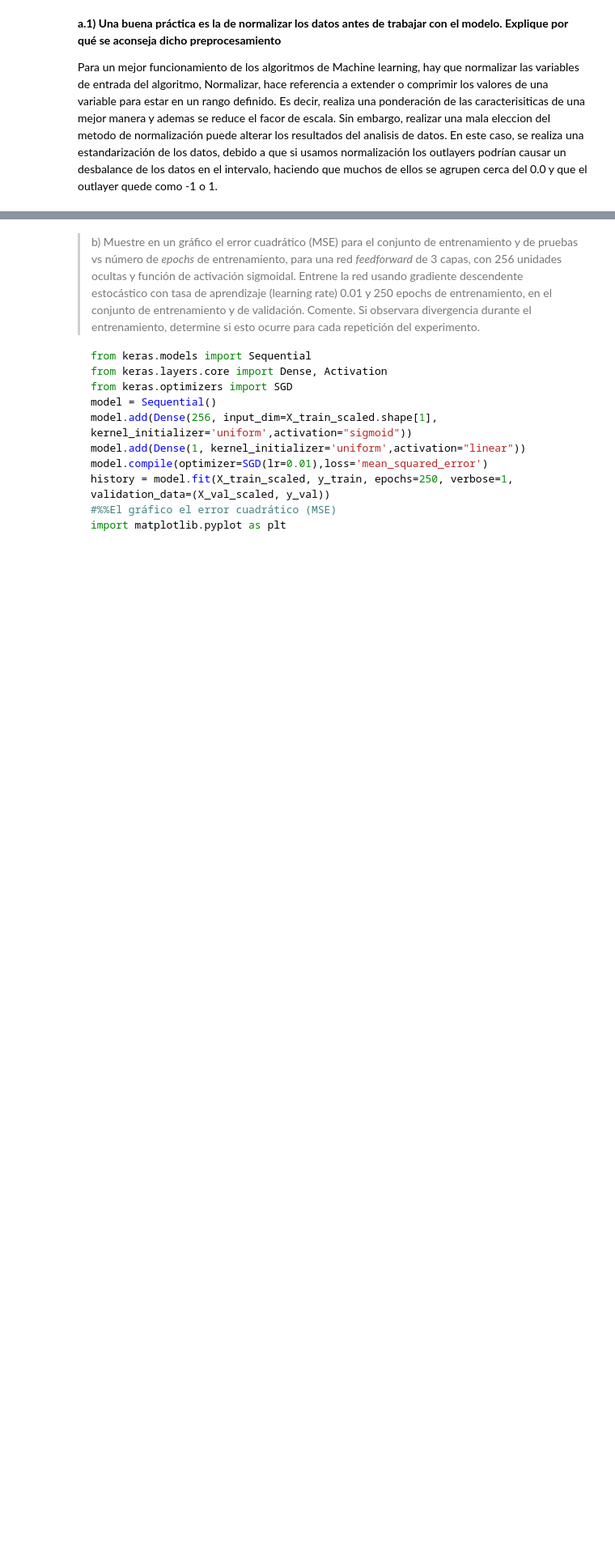
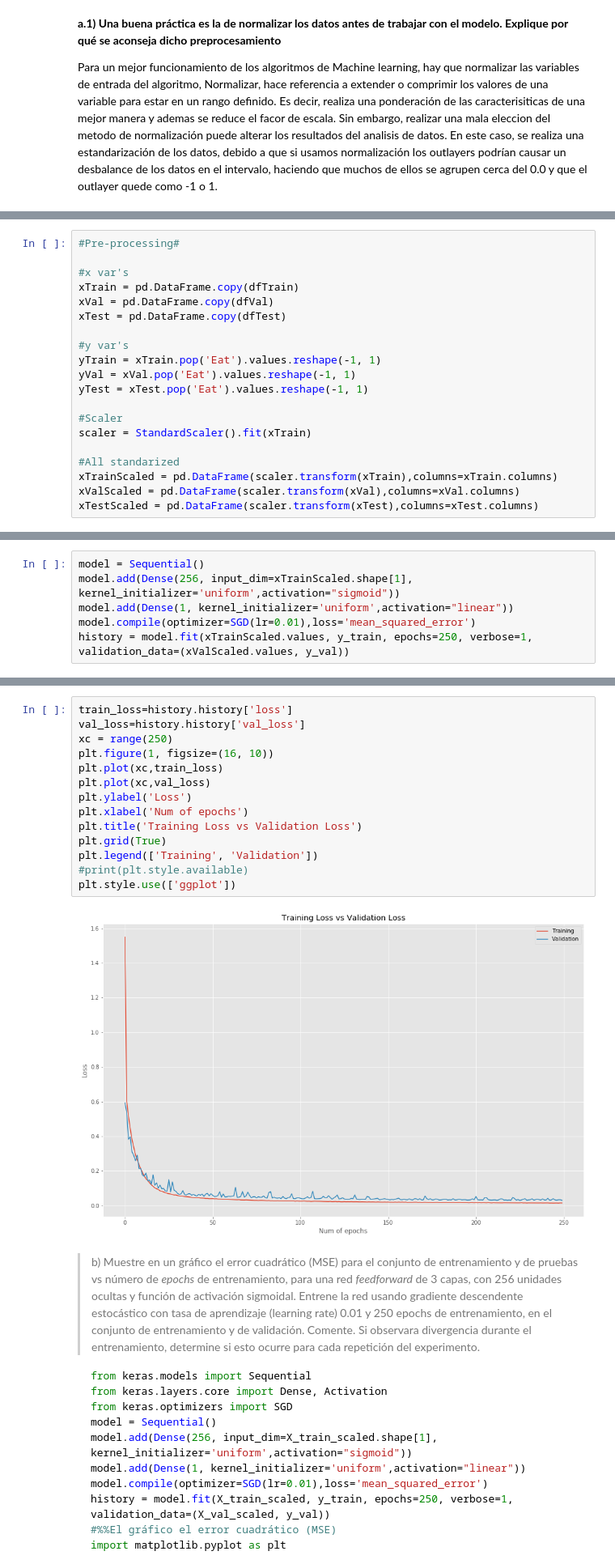
Before and after one commit to Jneror/ANN-Tarea1, a Jupyter notebook: Tarea 1- INF477.ipynb, the cells around one changed output, grey strips where cells are left out. Shown at 81% size. Drawn from its saved outputs; the diff is of its cells as text; blank space fills up the shorter version.

```diff
--- a/Tarea 1- INF477.ipynb
+++ b/Tarea 1- INF477.ipynb
@@ -50,0 +51,20 @@ X_test_scaled.drop(columns=['Eat'],axis=1,inplace=True)
+# %%
+#Pre-processing#
+
+#x var's
+xTrain = pd.DataFrame.copy(dfTrain)
+xVal = pd.DataFrame.copy(dfVal)
+xTest = pd.DataFrame.copy(dfTest)
+
+#y var's
+yTrain = xTrain.pop('Eat').values.reshape(-1, 1)
+yVal = xVal.pop('Eat').values.reshape(-1, 1)
+yTest = xTest.pop('Eat').values.reshape(-1, 1)
+
+#Scaler
+scaler = StandardScaler().fit(xTrain)
+
+#All standarized
+xTrainScaled = pd.DataFrame(scaler.transform(xTrain),columns=xTrain.columns)
+xValScaled = pd.DataFrame(scaler.transform(xVal),columns=xVal.columns)
+xTestScaled = pd.DataFrame(scaler.transform(xTest),columns=xTest.columns)
@@ -50,0 +73,6 @@ X_test_scaled.drop(columns=['Eat'],axis=1,inplace=True)
+# %%
+model = Sequential()
+model.add(Dense(256, input_dim=xTrainScaled.shape[1], kernel_initializer='uniform',activation="sigmoid"))
+model.add(Dense(1, kernel_initializer='uniform',activation="linear"))
+model.compile(optimizer=SGD(lr=0.01),loss='mean_squared_error')
+history = model.fit(xTrainScaled.values, y_train, epochs=250, verbose=1, validation_data=(xValScaled.values, y_val))
@@ -51,3 +97,19 @@ X_test_scaled.drop(columns=['Eat'],axis=1,inplace=True)
+# %%
+train_loss=history.history['loss']
+val_loss=history.history['val_loss']
+xc = range(250)
+plt.figure(1, figsize=(16, 10))
+plt.plot(xc,train_loss)
+plt.plot(xc,val_loss)
+plt.ylabel('Loss')
+plt.xlabel('Num of epochs')
+plt.title('Training Loss vs Validation Loss')
+plt.grid(True)
+plt.legend(['Training', 'Validation'])
+#print(plt.style.available)
+plt.style.use(['ggplot'])
+# %% [output]
+[figure, added]
 # %% [markdown]
 >b) Muestre en un gráfico el error cuadrático (MSE) para el conjunto de entrenamiento y de pruebas vs número de *epochs* de entrenamiento, para una red *feedforward* de 3 capas, con 256 unidades ocultas y función de activación sigmoidal. Entrene la red usando gradiente descendente estocástico con tasa de aprendizaje (learning rate) 0.01 y 250 epochs de entrenamiento, en el conjunto de entrenamiento y de validación. Comente. Si observara divergencia durante el entrenamiento, determine si esto ocurre para cada repetición del experimento.
 
```
Also changed, not shown: parts of 8 cells of this notebook.
